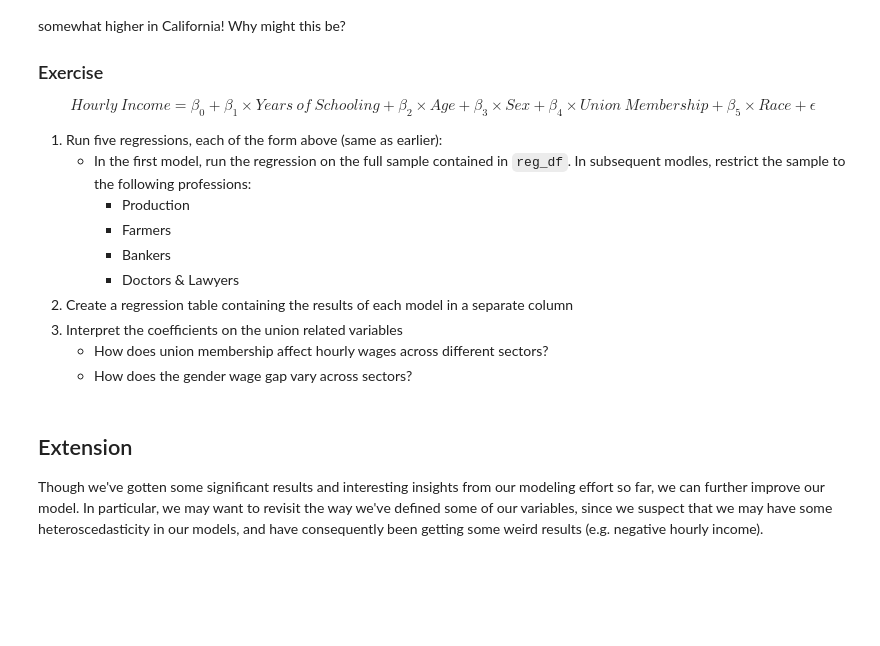
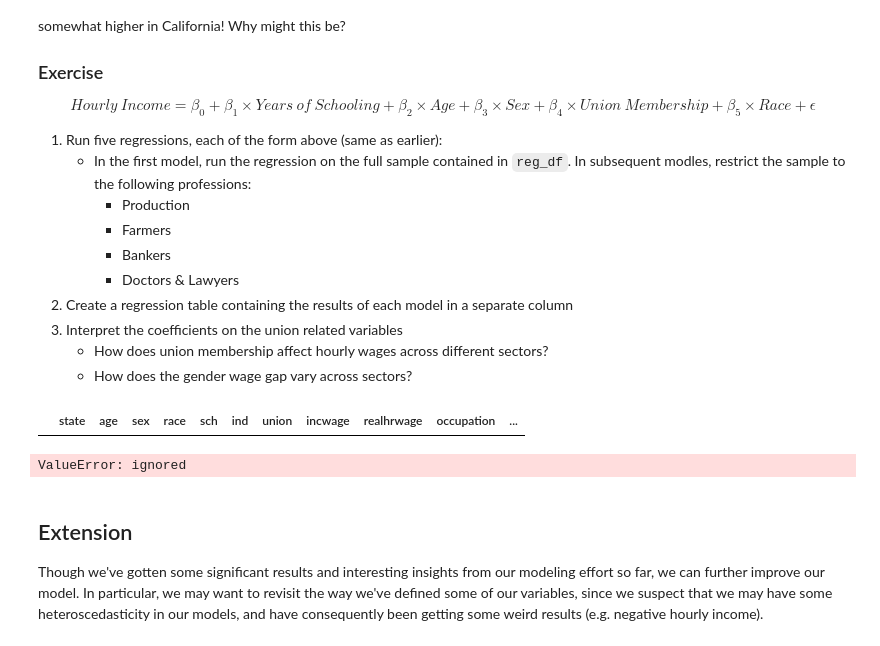
Before and after one commit to JosephMuschialli/QM2, a Jupyter notebook: Final/W08. Linear Regression.ipynb, the cells around one changed output. Cells and saved outputs as stored; diff of their text form; code cells hidden in the pictures; blank space fills up the shorter version.

```diff
--- a/Final/W08. Linear Regression.ipynb
+++ b/Final/W08. Linear Regression.ipynb
@@ -491,6 +520,16 @@ $$ Hourly\ Income= \beta_0 + \beta_1 \times Years\ of\ Schooling + \beta_2 \time
 3. Interpret the coefficients on the union related variables
     * How does union membership affect hourly wages across different sectors?
     * How does the gender wage gap vary across sectors?
+# %%
+reg_df[reg_df['occupation']=='Farmers']
+# %% [output]
+|  | state | age | sex | race | sch | ind | union | incwage | realhrwage | occupation | ... |
+# %%
+modelp = ols('realhrwage ~ sch + age + C(sex) + C(union) + C(race)', data=reg_df[reg_df['occupation']=='Production']).fit()
+modelf = ols('realhrwage ~ sch + age + C(sex) + C(union) + C(race)', data=reg_df[reg_df['occupation']=='Farmers']).fit()
+modelb = ols('realhrwage ~ sch + age + C(sex) + C(union) + C(race)', data=reg_df[reg_df['occupation']=='Banker']).fit()
+# %% [output]
+ValueError: ignored
 # %% [markdown]
 ## Extension
 
```
Also changed, not shown: parts of 15 cells of this notebook.
